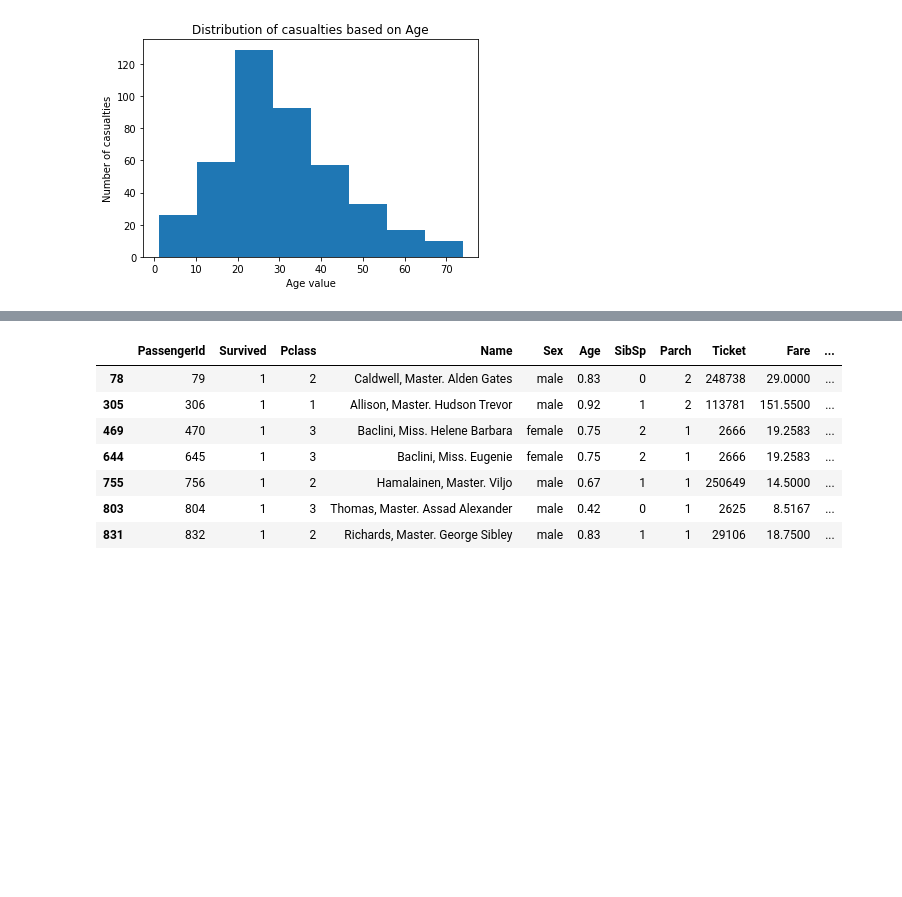
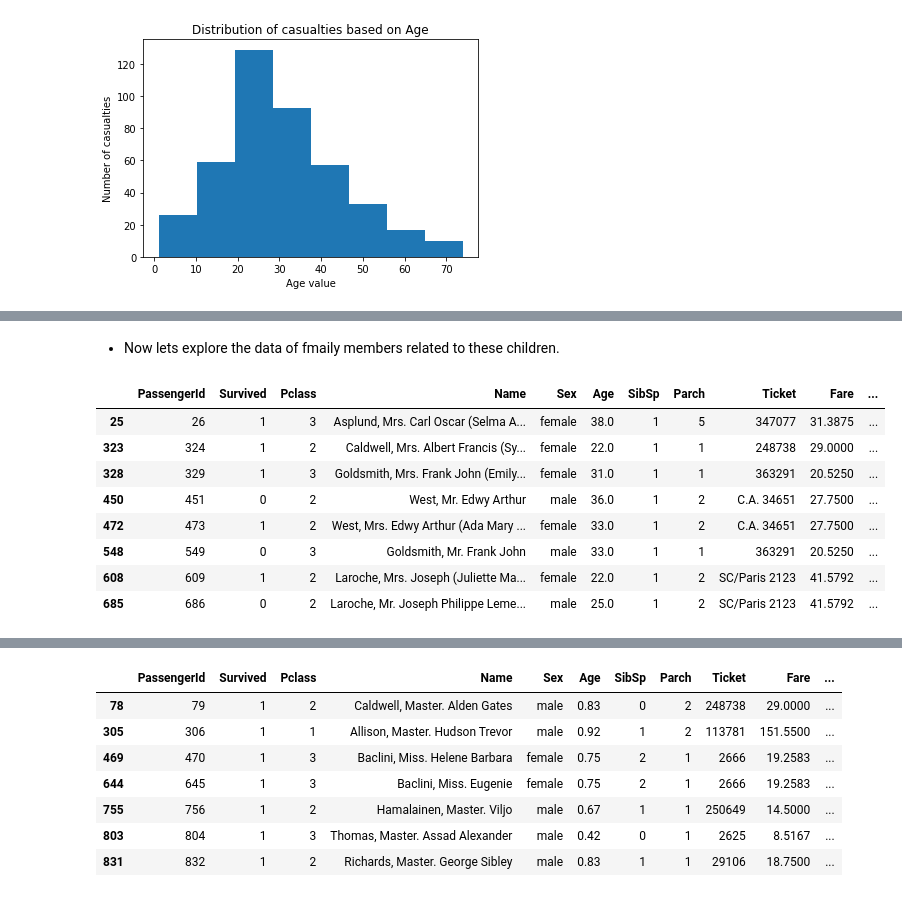
Before and after one commit to chaitanya6761/Udacity-Data-Analyst-Nano-Degree, a Jupyter notebook: P2 Investigate A Dataset(Titanic Survival Data)/Titanic_Data_Analysis.ipynb, the cells around one changed output, grey strips where cells are left out. Saved outputs shown, nothing was run; the diff lists cells and outputs as text; code cells hidden in the pictures; blank space fills up the shorter version.

```diff
--- a/P2 Investigate A Dataset(Titanic Survival Data)/Titanic_Data_Analysis.ipynb
+++ b/P2 Investigate A Dataset(Titanic Survival Data)/Titanic_Data_Analysis.ipynb
@@ -254,0 +304,15 @@ drawHistogram(casualties_age_data,'Distribution of casualties based on Age',
+# %% [markdown]
+- Now lets explore the data of fmaily members related to these children.
+# %%
+ticket_bool = (ticket_data == '248738')|(ticket_data == 'SC/Paris 2123')|(ticket_data == '363291')|(ticket_data == '347077')|(ticket_data == 'C.A. 34651')
+titanic_data[(age_data > 10)  &(ticket_bool) ].head(10)
+# %% [output]
+|  | PassengerId | Survived | Pclass | Name | Sex | Age | SibSp | Parch | Ticket | Fare | ... |
+| 25 | 26 | 1 | 3 | Asplund, Mrs. Carl Oscar (Selma A... | female | 38.0 | 1 | 5 | 347077 | 31.3875 | ... |
+| 323 | 324 | 1 | 2 | Caldwell, Mrs. Albert Francis (Sy... | female | 22.0 | 1 | 1 | 248738 | 29.0000 | ... |
+| 328 | 329 | 1 | 3 | Goldsmith, Mrs. Frank John (Emily... | female | 31.0 | 1 | 1 | 363291 | 20.5250 | ... |
+| 450 | 451 | 0 | 2 | West, Mr. Edwy Arthur | male | 36.0 | 1 | 2 | C.A. 34651 | 27.7500 | ... |
+| 472 | 473 | 1 | 2 | West, Mrs. Edwy Arthur (Ada Mary ... | female | 33.0 | 1 | 2 | C.A. 34651 | 27.7500 | ... |
+| 548 | 549 | 0 | 3 | Goldsmith, Mr. Frank John | male | 33.0 | 1 | 1 | 363291 | 20.5250 | ... |
+| 608 | 609 | 1 | 2 | Laroche, Mrs. Joseph (Juliette Ma... | female | 22.0 | 1 | 2 | SC/Paris 2123 | 41.5792 | ... |
+| 685 | 686 | 0 | 2 | Laroche, Mr. Joseph Philippe Leme... | male | 25.0 | 1 | 2 | SC/Paris 2123 | 41.5792 | ... |
```
Also changed, not shown: parts of 10 cells of this notebook.
